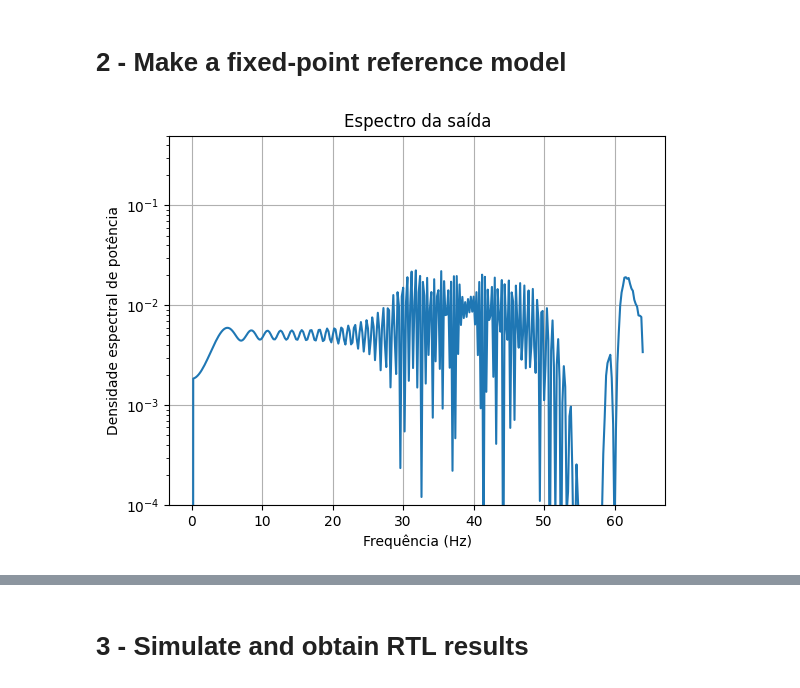
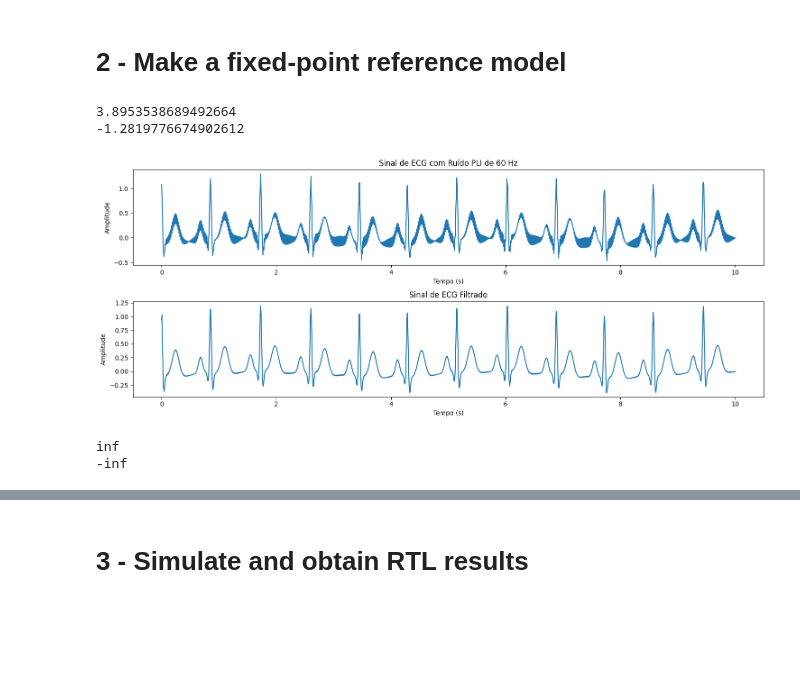
Before and after one commit to cordeiroewerton/TCC, a Jupyter notebook: Python/step_by_step.ipynb, the cells around one changed output, grey strips where cells are left out. Cells and saved outputs as stored; diff of their text form; code cells hidden in the pictures; blank space fills up the shorter version.

```diff
--- a/Python/step_by_step.ipynb
+++ b/Python/step_by_step.ipynb
@@ -109,14 +115,42 @@ for n in range(len(x)):
-# %%
-# Estimar a densidade espectral de potência
-f, Pxx = periodogram(y, fs=fs)
-
-# Plot
-plt.semilogy(f, Pxx)
-plt.title('Espectro da saída')
-plt.xlabel('Frequência (Hz)')
-plt.ylabel('Densidade espectral de potência')
-plt.ylim(10e-5, 0.5)
-plt.grid()
-plt.show()
-# %% [output]
-[figure, removed]
+# %%
+# Teste do filtro em ponto flutuante
+y = iir_filter(b, a, ecg_with_noise)
+t = np.linspace(0, duration, int(sampling_rate * duration))
+# Plotar o sinal de ECG original e o sinal com ruído
+plt.figure(figsize=(15, 6))
+
+plt.subplot(2, 1, 1)
+plt.plot(t, ecg_with_noise)
+plt.title("Sinal de ECG com Ruído PLI de 60 Hz")
+plt.xlabel("Tempo (s)")
+plt.ylabel("Amplitude")
+
+plt.subplot(2, 1, 2)
+plt.plot(t, y)
+plt.title("Sinal de ECG Filtrado")
+plt.xlabel("Tempo (s)")
+plt.ylabel("Amplitude")
+
+plt.tight_layout()
+plt.show()
+# %% [output]
+3.8953538689492664
+-1.2819776674902612
+[figure, added]
+# %%
+a_fix = np.zeros(len(a))
+b_fix = np.zeros(len(b))
+ecg_with_noise_fix = np.zeros(len(ecg_with_noise))
+
+for i in range(len(a)):
+    a_fix[i] = np.trunc(a[i] * (2**3))
+    b_fix[i] = np.trunc(b[i] * (2**3))
+
+for i in range(len(ecg_with_noise)):
+    ecg_with_noise_fix[i] = ecg_with_noise[i] * (2**2)
+
+#Aplicando filtro
+y_fixed = iir_filter(b_fix, a_fix, ecg_with_noise_fix)
+# %% [output]
+inf
+-inf
```
Also changed, not shown: parts of 7 cells of this notebook, 1 other file.
